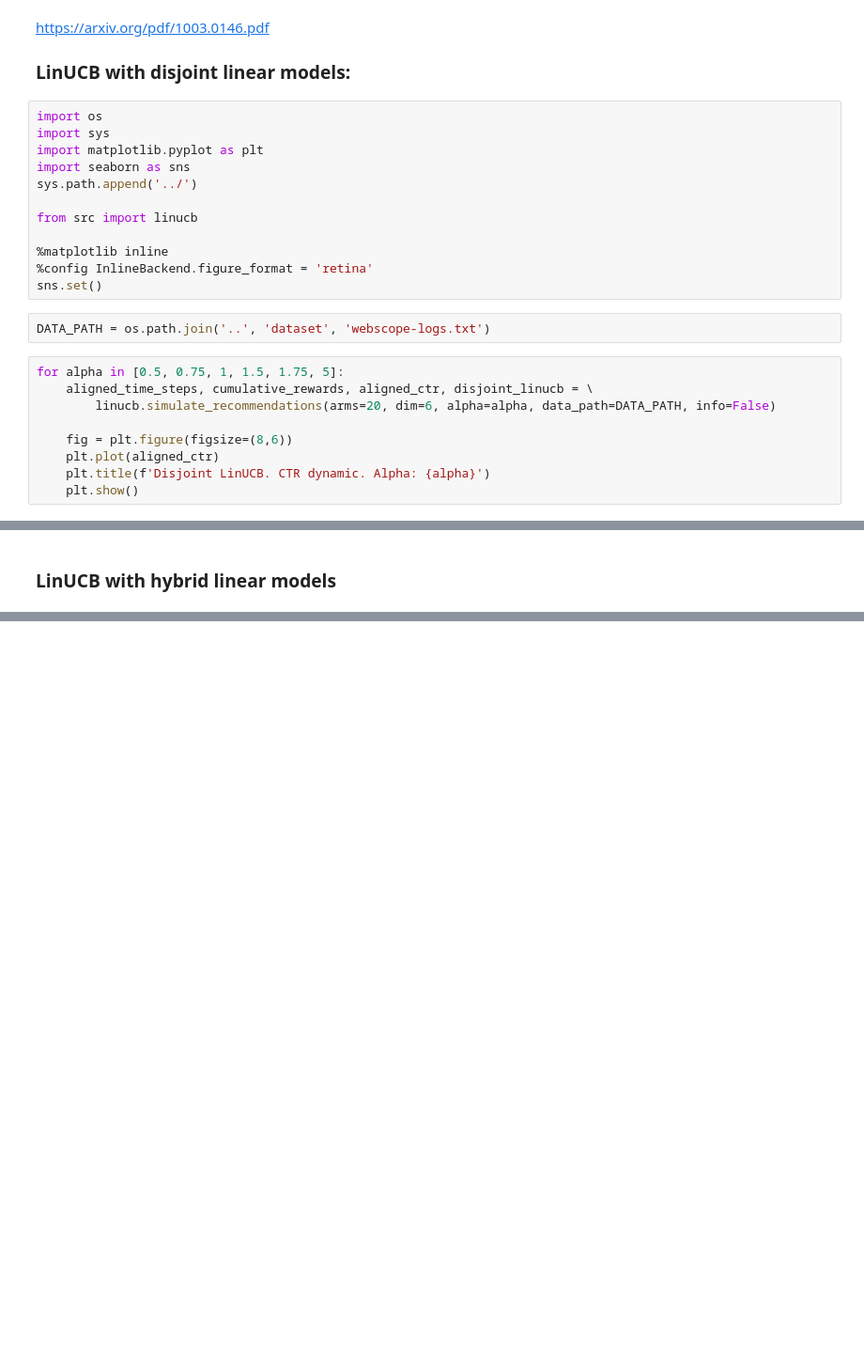
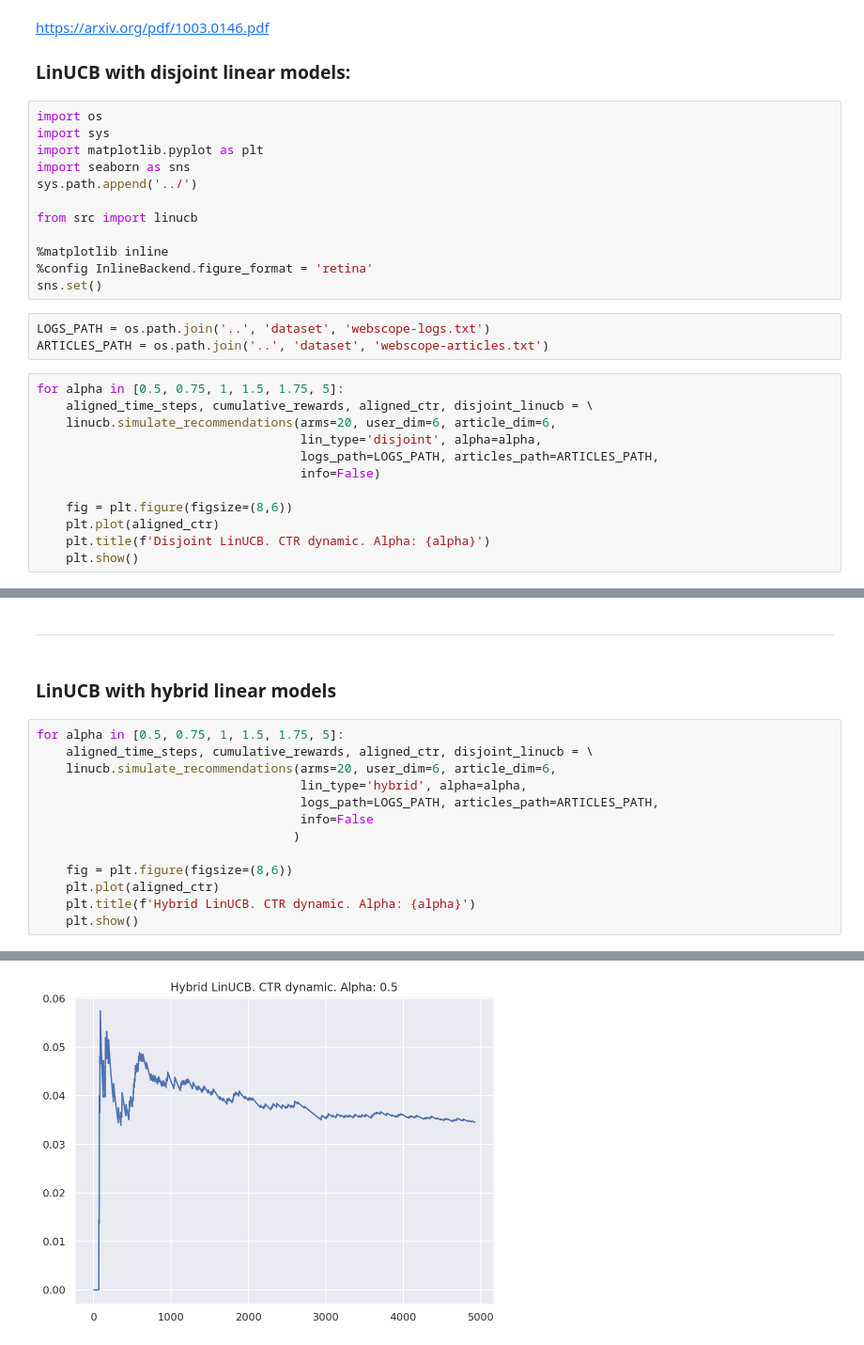
Before and after one commit to alexander-pv/linucb, a Jupyter notebook: notebooks/inspect_linucb.ipynb, the cells around one changed output, grey strips where cells are left out. Shown at 94% size. Drawn from its saved outputs; the diff is of its cells as text; blank space fills up the shorter version.

Commit message:
Added hybrid linucb.

```diff
--- a/notebooks/inspect_linucb.ipynb
+++ b/notebooks/inspect_linucb.ipynb
@@ -14,11 +14,15 @@ from src import linucb
 %config InlineBackend.figure_format = 'retina'
 sns.set()
 # %%
-DATA_PATH = os.path.join('..', 'dataset', 'webscope-logs.txt')
+LOGS_PATH = os.path.join('..', 'dataset', 'webscope-logs.txt')
+ARTICLES_PATH = os.path.join('..', 'dataset', 'webscope-articles.txt')
 # %%
 for alpha in [0.5, 0.75, 1, 1.5, 1.75, 5]:
     aligned_time_steps, cumulative_rewards, aligned_ctr, disjoint_linucb = \
-        linucb.simulate_recommendations(arms=20, dim=6, alpha=alpha, data_path=DATA_PATH, info=False)
+    linucb.simulate_recommendations(arms=20, user_dim=6, article_dim=6,
+                                    lin_type='disjoint', alpha=alpha,
+                                    logs_path=LOGS_PATH, articles_path=ARTICLES_PATH,
+                                    info=False)
 
     fig = plt.figure(figsize=(8,6))
     plt.plot(aligned_ctr)
@@ -135,3 +43,19 @@ for alpha in [0.5, 0.75, 1, 1.5, 1.75, 5]:
 [figure]
+# %% [markdown]
+---
 # %% [markdown]
 ### LinUCB with hybrid linear models
+# %%
+for alpha in [0.5, 0.75, 1, 1.5, 1.75, 5]:
+    aligned_time_steps, cumulative_rewards, aligned_ctr, disjoint_linucb = \
+    linucb.simulate_recommendations(arms=20, user_dim=6, article_dim=6,
+                                    lin_type='hybrid', alpha=alpha,
+                                    logs_path=LOGS_PATH, articles_path=ARTICLES_PATH,
+                                    info=False
+                                   )
+
+    fig = plt.figure(figsize=(8,6))
+    plt.plot(aligned_ctr)
+    plt.title(f'Hybrid LinUCB. CTR dynamic. Alpha: {alpha}')
+    plt.show()
+# %% [output]
@@ -137,0 +63 @@ for alpha in [0.5, 0.75, 1, 1.5, 1.75, 5]:
+[figure, added]
```
Also changed, not shown: parts of 2 cells of this notebook, 2 other files.
